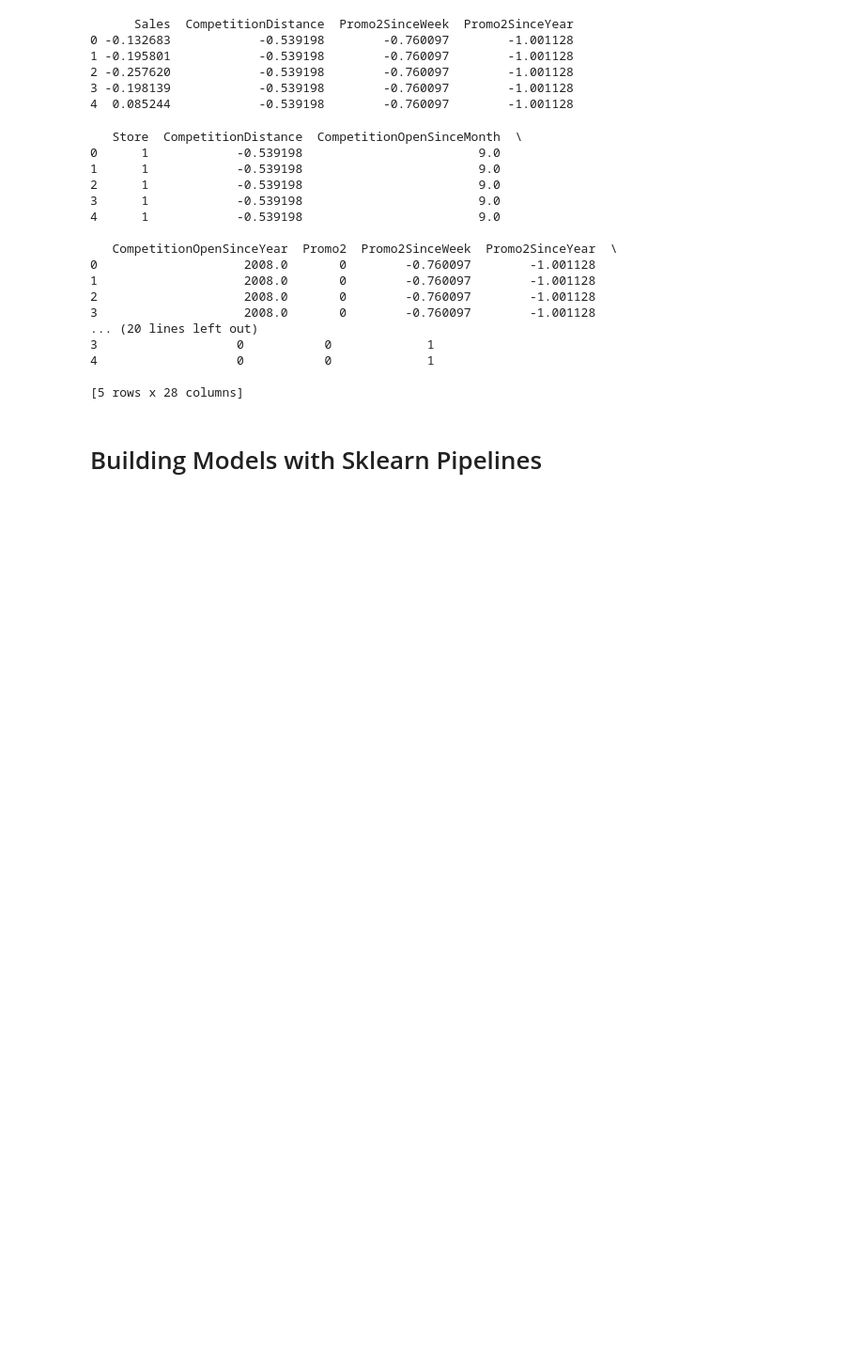
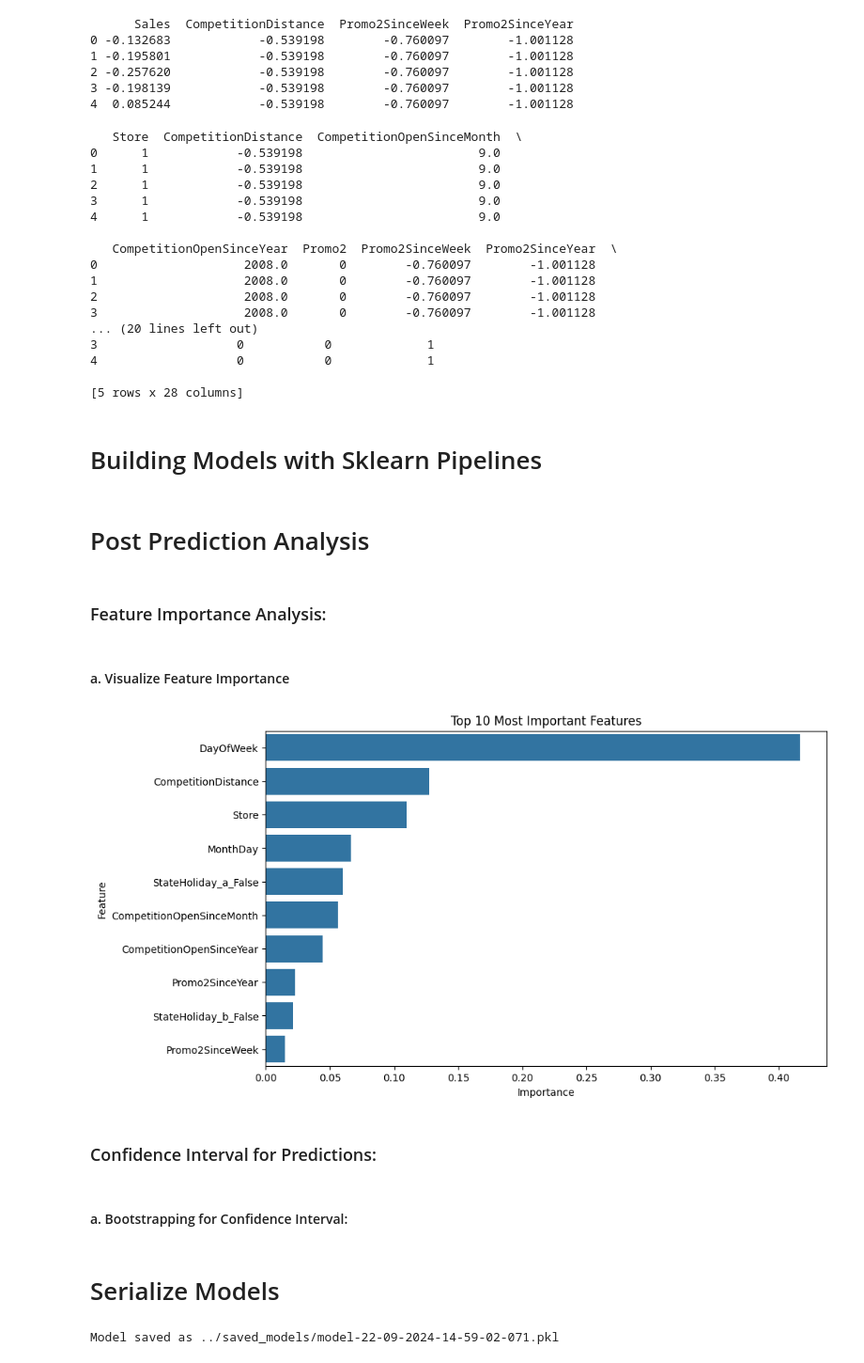
Before and after one commit to wubeabera123/Sales-Prediction-Model, a Jupyter notebook: notebooks/predict_store_sales.ipynb, the cells around one changed output. Shown: that part at 94% size. Drawn from its saved outputs; the diff is of its cells as text; code cells hidden in the pictures; blank space fills up the shorter version.

Commit message:
I serialized the model

```diff
--- a/notebooks/predict_store_sales.ipynb
+++ b/notebooks/predict_store_sales.ipynb
@@ -288,3 +288,24 @@ if hasattr(model, 'feature_importances_'):
     logging.info(f"Feature importances: {important_features}")
 else:
     logging.info("The model does not support feature importance extraction.")
+# %% [markdown]
+# Post Prediction Analysis
+# %% [markdown]
+### Feature Importance Analysis:
+# %% [markdown]
+#### a. Visualize Feature Importance
+# %%
+# Sort feature importances
+important_features = important_features.sort_values(by='Importance', ascending=False)
+
+# Plot the top features
+plt.figure(figsize=(10, 6))
+sns.barplot(x='Importance', y='Feature', data=important_features.head(10))
+plt.title('Top 10 Most Important Features')
+plt.show()
+# %% [output]
+[figure, added]
+# %% [markdown]
+### Confidence Interval for Predictions:
+# %% [markdown]
+#### a. Bootstrapping for Confidence Interval:
@@ -290,0 +352,27 @@ else:
+# %% [markdown]
+# Serialize Models
+# %%
+import pickle
+import datetime
+import os
+
+# Generate timestamp in the format dd-mm-yyyy-hh-mm-ss-ms
+timestamp = datetime.datetime.now().strftime("%d-%m-%Y-%H-%M-%S-%f")[:-3]
+
+# Define the folder where you want to save the models
+save_folder = '../saved_models'  # Adjust the path as needed
+
+# Ensure the folder exists
+if not os.path.exists(save_folder):
+    os.makedirs(save_folder)
+
+# Define the full path for the file
+model_filename = f"{save_folder}/model-{timestamp}.pkl"
+
+# Assuming the model is stored in a variable called 'pipeline'
+with open(model_filename, 'wb') as file:
+    pickle.dump(pipeline, file)
+
+print(f"Model saved as {model_filename}")
+# %% [output]
+Model saved as ../saved_models/model-22-09-2024-14-59-02-071.pkl
```
Also changed, not shown: parts of 2 cells of this notebook, 2 other files.
